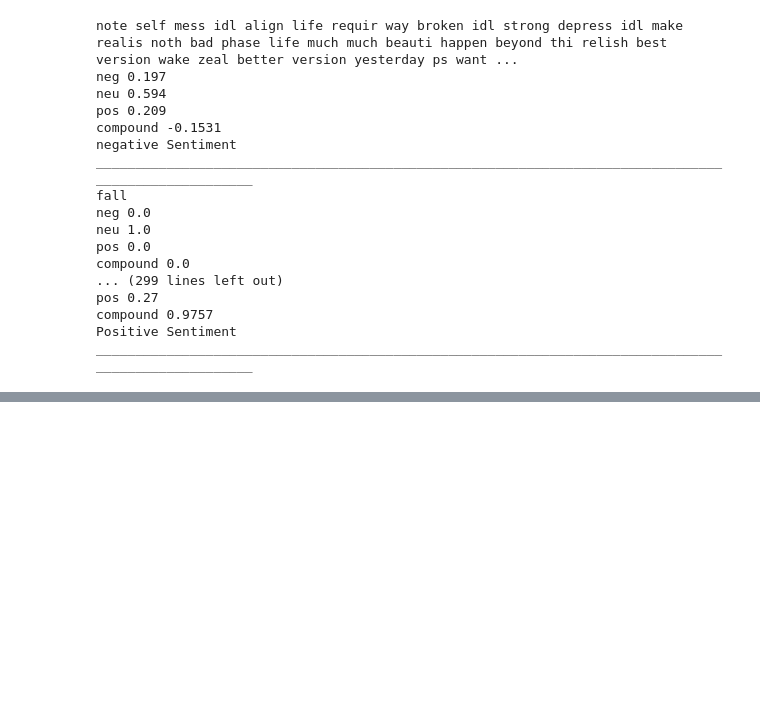
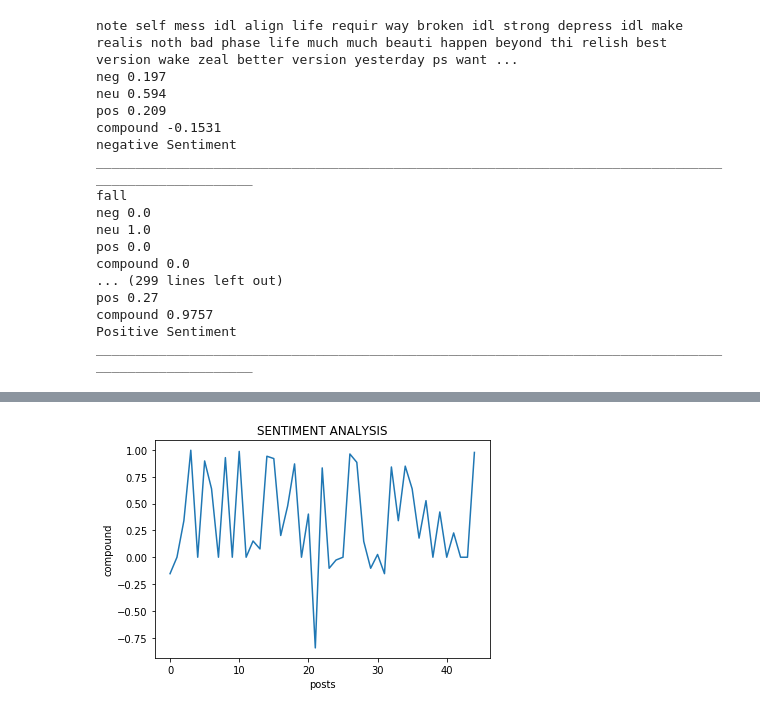
Before and after one commit to niladribit69/FB_Sentiment_Analysis, a Jupyter notebook: FB_SENTIMENT_ANALYSIS.ipynb, the cells around one changed output, grey strips where cells are left out. Cells and saved outputs as stored; diff of their text form; code cells hidden in the pictures; blank space fills up the shorter version.

```diff
--- a/FB_SENTIMENT_ANALYSIS.ipynb
+++ b/FB_SENTIMENT_ANALYSIS.ipynb
@@ -246,0 +279,9 @@ ________________________________________________________________________________
+# %%
+plt.plot(arr, label='sentiment')
+plt.title('SENTIMENT ANALYSIS')
+plt.ylabel('compound')
+plt.xlabel('posts')
+
+plt.show()
+# %% [output]
+[figure, added]
```
Also changed, not shown: parts of 6 cells of this notebook.
